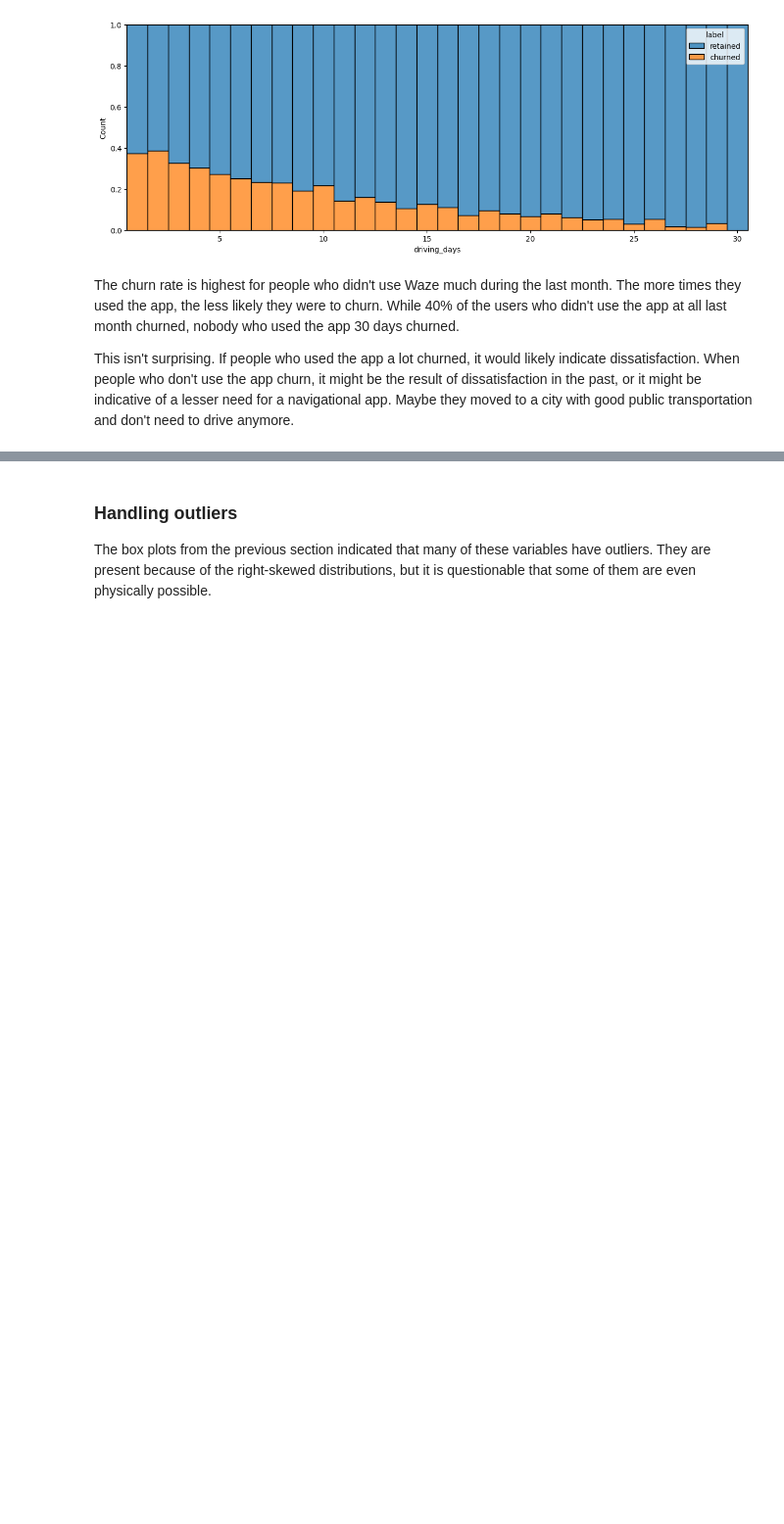
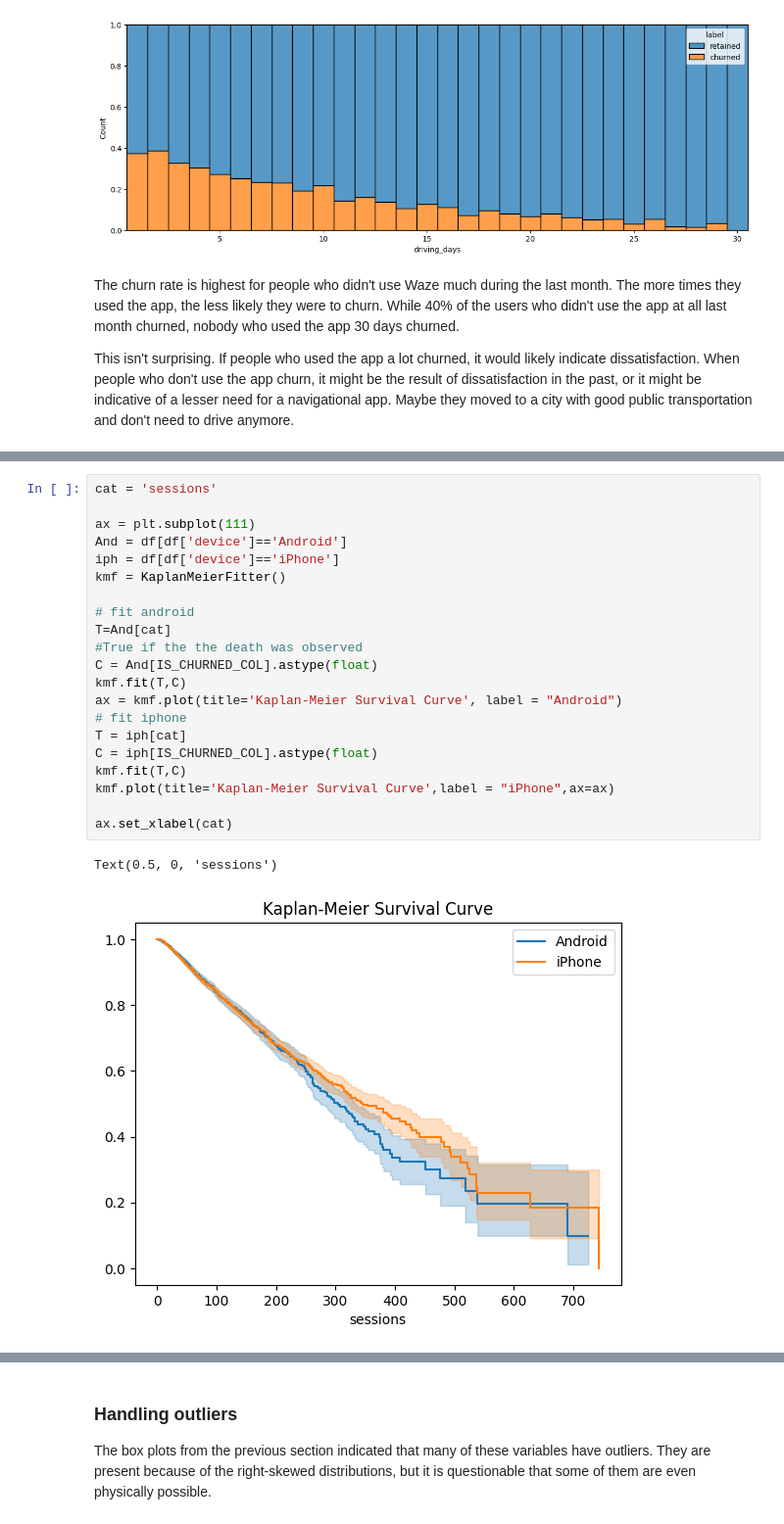
Before and after one commit to point-de-vyu/data-analytics-projects, a Jupyter notebook: Waze_predicting_user_churn/1. Exploratory_data_analysis.ipynb, the cells around one changed output, grey strips where cells are left out. Shown at 98% size. Cells and saved outputs as stored; diff of their text form; blank space fills up the shorter version.

```diff
--- a/Waze_predicting_user_churn/1. Exploratory_data_analysis.ipynb
+++ b/Waze_predicting_user_churn/1. Exploratory_data_analysis.ipynb
@@ -505,0 +540,24 @@ This isn't surprising. If people who used the app a lot churned, it would likely
+# %%
+cat = 'sessions'
+
+ax = plt.subplot(111)
+And = df[df['device']=='Android']
+iph = df[df['device']=='iPhone']
+kmf = KaplanMeierFitter()
+
+# fit android
+T=And[cat]
+#True if the the death was observed
+C = And[IS_CHURNED_COL].astype(float)
+kmf.fit(T,C)
+ax = kmf.plot(title='Kaplan-Meier Survival Curve', label = "Android")
+# fit iphone
+T = iph[cat]
+C = iph[IS_CHURNED_COL].astype(float)
+kmf.fit(T,C)
+kmf.plot(title='Kaplan-Meier Survival Curve',label = "iPhone",ax=ax)
+
+ax.set_xlabel(cat)
+# %% [output]
+Text(0.5, 0, 'sessions')
+[figure, added]
```
Also changed, not shown: parts of 26 cells of this notebook, 1 other file.
